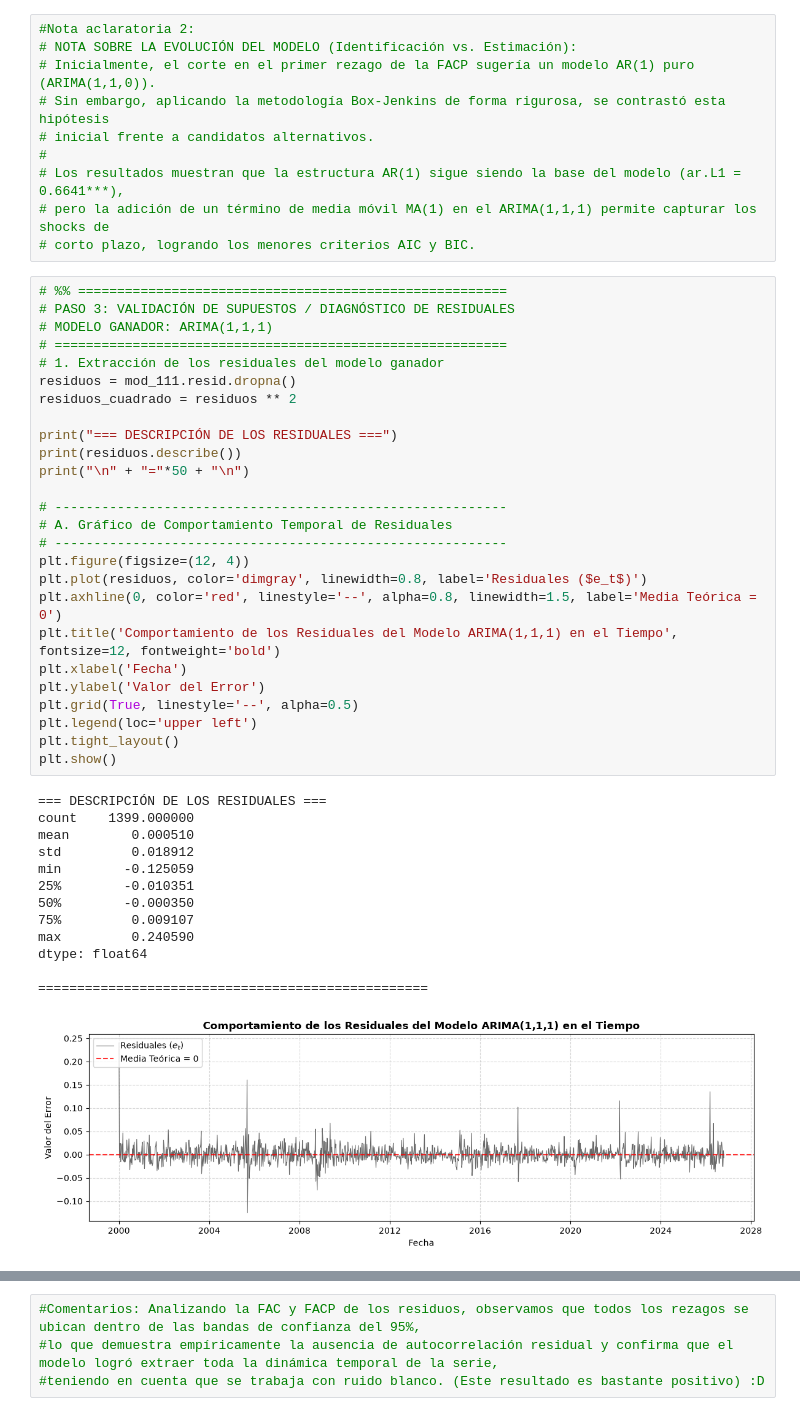
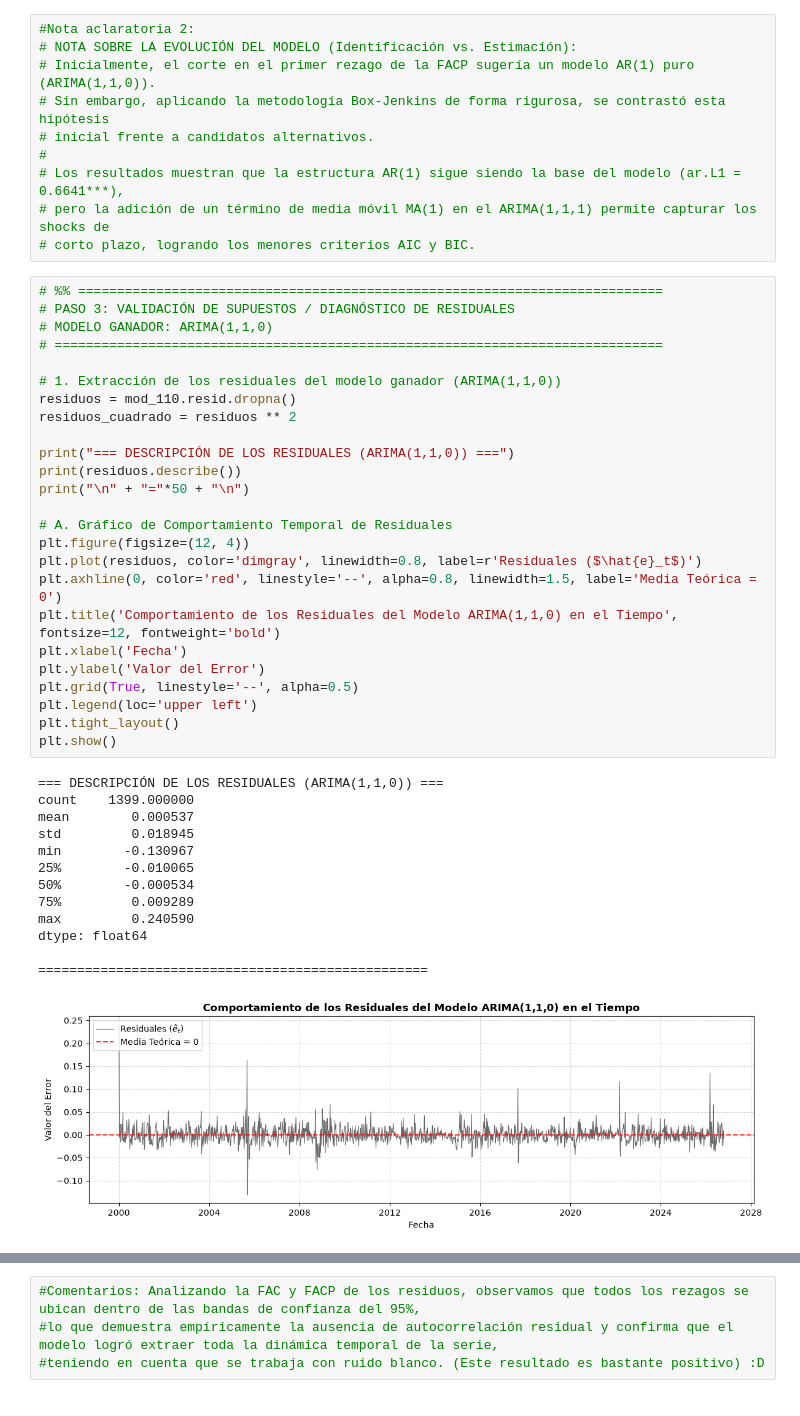
Before and after one commit to dtorrespi-hue/Poster-econometria-II, a Jupyter notebook: PostereconometriaII.ipynb, the cells around one changed output, grey strips where cells are left out. Cells and saved outputs as stored; diff of their text form.

Commit message:
Volviendo a la estimación
Se está volviendo a hacer la validación de supuestos para la fase 3 de la metodología BOX... los gráficos son satisfactorios para el análisis :D

```diff
--- a/PostereconometriaII.ipynb
+++ b/PostereconometriaII.ipynb
@@ -319,44 +319,43 @@ Standard errors in parentheses.
 # Los resultados muestran que la estructura AR(1) sigue siendo la base del modelo (ar.L1 = 0.6641***),
 # pero la adición de un término de media móvil MA(1) en el ARIMA(1,1,1) permite capturar los shocks de
 # corto plazo, logrando los menores criterios AIC y BIC.
-# %%
-# %% =======================================================
-# PASO 3: VALIDACIÓN DE SUPUESTOS / DIAGNÓSTICO DE RESIDUALES
-# MODELO GANADOR: ARIMA(1,1,1)
-# ==========================================================
-# 1. Extracción de los residuales del modelo ganador
-residuos = mod_111.resid.dropna()
-residuos_cuadrado = residuos ** 2
-
-print("=== DESCRIPCIÓN DE LOS RESIDUALES ===")
-print(residuos.describe())
-print("\n" + "="*50 + "\n")
-
-# ----------------------------------------------------------
-# A. Gráfico de Comportamiento Temporal de Residuales
-# ----------------------------------------------------------
-plt.figure(figsize=(12, 4))
-plt.plot(residuos, color='dimgray', linewidth=0.8, label='Residuales ($e_t$)')
-plt.axhline(0, color='red', linestyle='--', alpha=0.8, linewidth=1.5, label='Media Teórica = 0')
-plt.title('Comportamiento de los Residuales del Modelo ARIMA(1,1,1) en el Tiempo', fontsize=12, fontweight='bold')
-plt.xlabel('Fecha')
-plt.ylabel('Valor del Error')
-plt.grid(True, linestyle='--', alpha=0.5)
-plt.legend(loc='upper left')
-plt.tight_layout()
-plt.show()
-# %% [output]
-=== DESCRIPCIÓN DE LOS RESIDUALES ===
-count    1399.000000
-mean        0.000510
-std         0.018912
-min        -0.125059
-25%        -0.010351
-50%        -0.000350
-75%         0.009107
-max         0.240590
-dtype: float64
-
-==================================================
-[figure, removed]
+# %%
+# %% ===========================================================================
+# PASO 3: VALIDACIÓN DE SUPUESTOS / DIAGNÓSTICO DE RESIDUALES
+# MODELO GANADOR: ARIMA(1,1,0)
+# ==============================================================================
+
+# 1. Extracción de los residuales del modelo ganador (ARIMA(1,1,0))
+residuos = mod_110.resid.dropna()
+residuos_cuadrado = residuos ** 2
+
+print("=== DESCRIPCIÓN DE LOS RESIDUALES (ARIMA(1,1,0)) ===")
+print(residuos.describe())
+print("\n" + "="*50 + "\n")
+
+# A. Gráfico de Comportamiento Temporal de Residuales
+plt.figure(figsize=(12, 4))
+plt.plot(residuos, color='dimgray', linewidth=0.8, label=r'Residuales ($\hat{e}_t$)')
+plt.axhline(0, color='red', linestyle='--', alpha=0.8, linewidth=1.5, label='Media Teórica = 0')
+plt.title('Comportamiento de los Residuales del Modelo ARIMA(1,1,0) en el Tiempo', fontsize=12, fontweight='bold')
+plt.xlabel('Fecha')
+plt.ylabel('Valor del Error')
+plt.grid(True, linestyle='--', alpha=0.5)
+plt.legend(loc='upper left')
+plt.tight_layout()
+plt.show()
+# %% [output]
+=== DESCRIPCIÓN DE LOS RESIDUALES (ARIMA(1,1,0)) ===
+count    1399.000000
+mean        0.000537
+std         0.018945
+min        -0.130967
+25%        -0.010065
+50%        -0.000534
+75%         0.009289
+max         0.240590
+dtype: float64
+
+==================================================
+[figure, added]
 # %%
```
Also changed, not shown: parts of 3 cells of this notebook.
